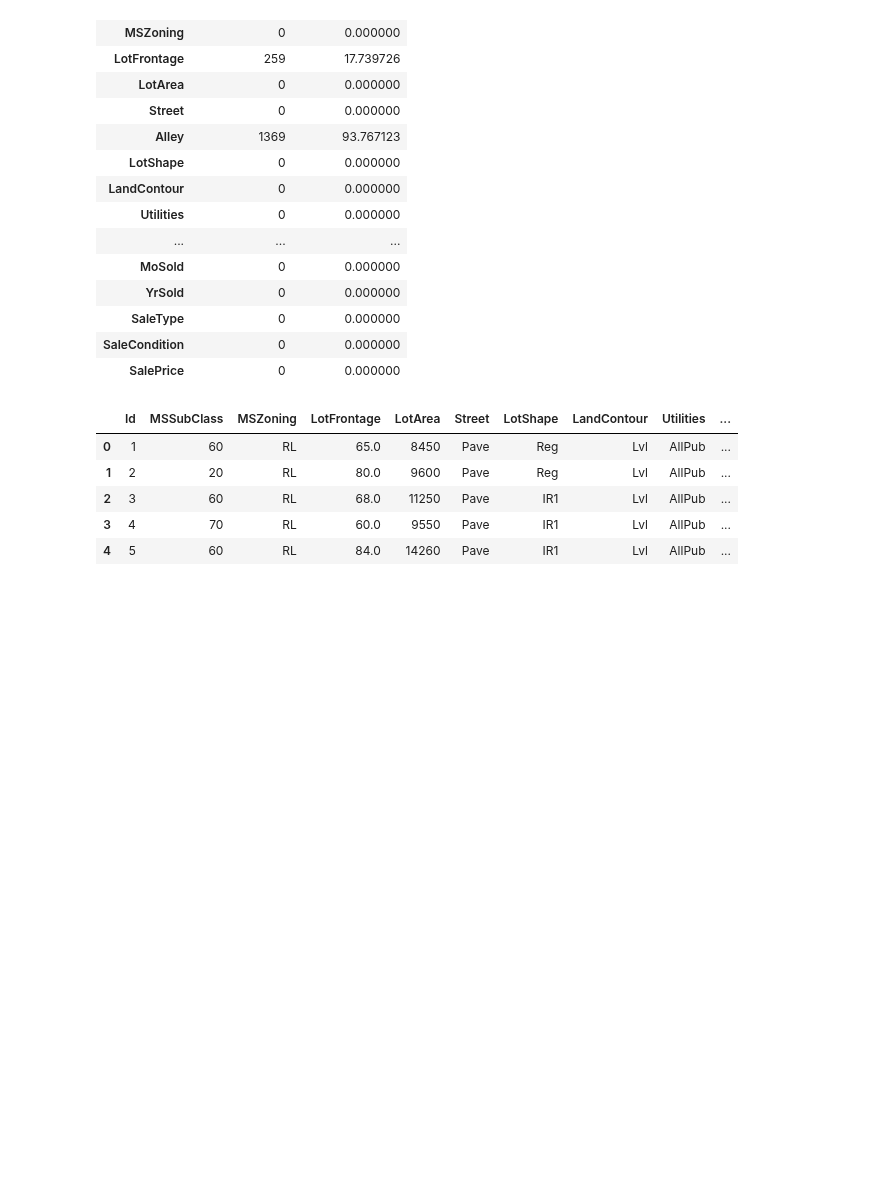
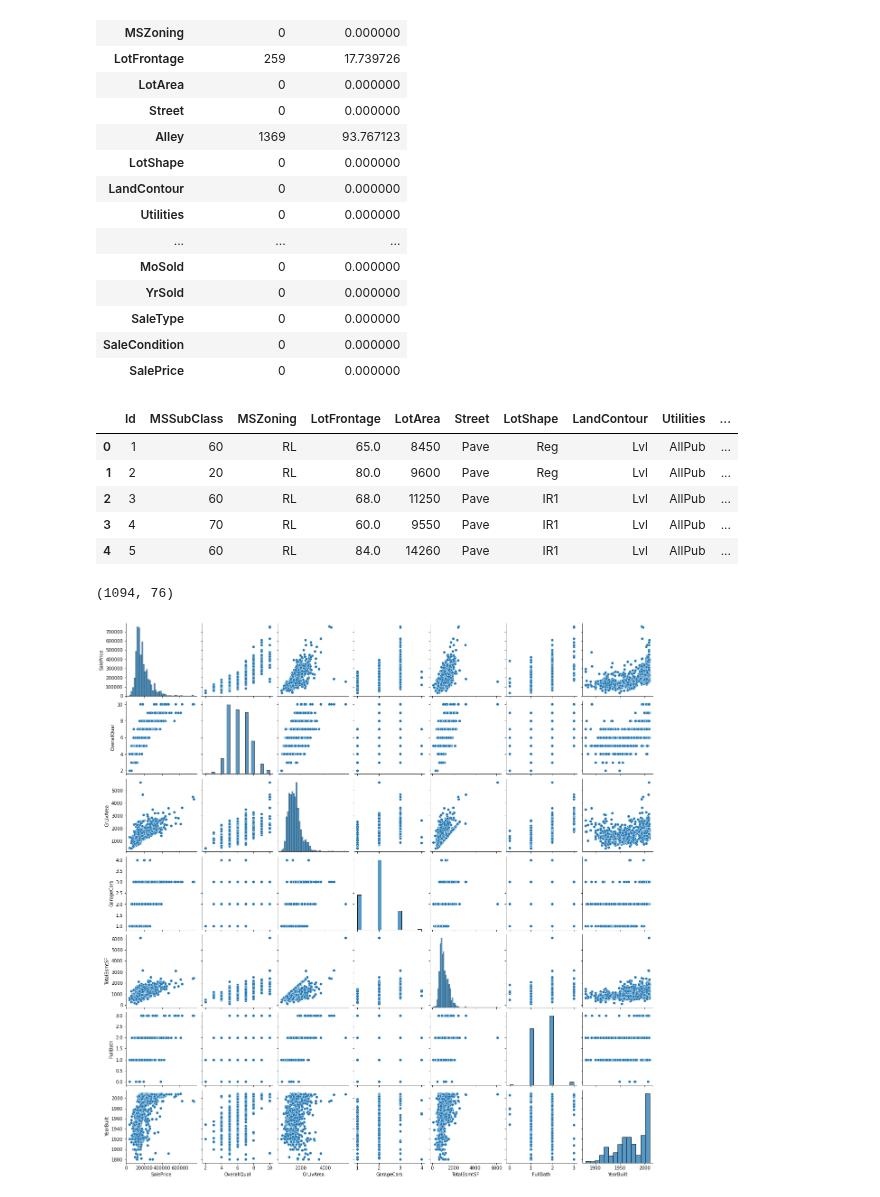
Before and after one commit to davidegonzale/data-pt-ber-08-20, a Jupyter notebook: Projects/module-2_projects/01_statistical-analysis-project/your-code/statistical-analysis-david.ipynb, the cells around one changed output. Saved outputs shown, nothing was run; the diff lists cells and outputs as text; code cells hidden in the pictures; blank space fills up the shorter version.

```diff
--- a/Projects/module-2_projects/01_statistical-analysis-project/your-code/statistical-analysis-david.ipynb
+++ b/Projects/module-2_projects/01_statistical-analysis-project/your-code/statistical-analysis-david.ipynb
@@ -68,3 +69,14 @@ df.head()
 | 2 | 3 | 60 | RL | 68.0 | 11250 | Pave | IR1 | Lvl | AllPub | ... |
 | 3 | 4 | 70 | RL | 60.0 | 9550 | Pave | IR1 | Lvl | AllPub | ... |
 | 4 | 5 | 60 | RL | 84.0 | 14260 | Pave | IR1 | Lvl | AllPub | ... |
+# %%
+df2 = df.dropna()
+df2.shape
+# %% [output]
+(1094, 76)
+# %%
+cols = ['SalePrice', 'OverallQual', 'GrLivArea', 'GarageCars', 'TotalBsmtSF', 'FullBath', 'YearBuilt']
+sns.pairplot(df2[cols])
+plt.show()
+# %% [output]
+[figure, added]
```
Also changed, not shown: parts of 6 cells of this notebook.
